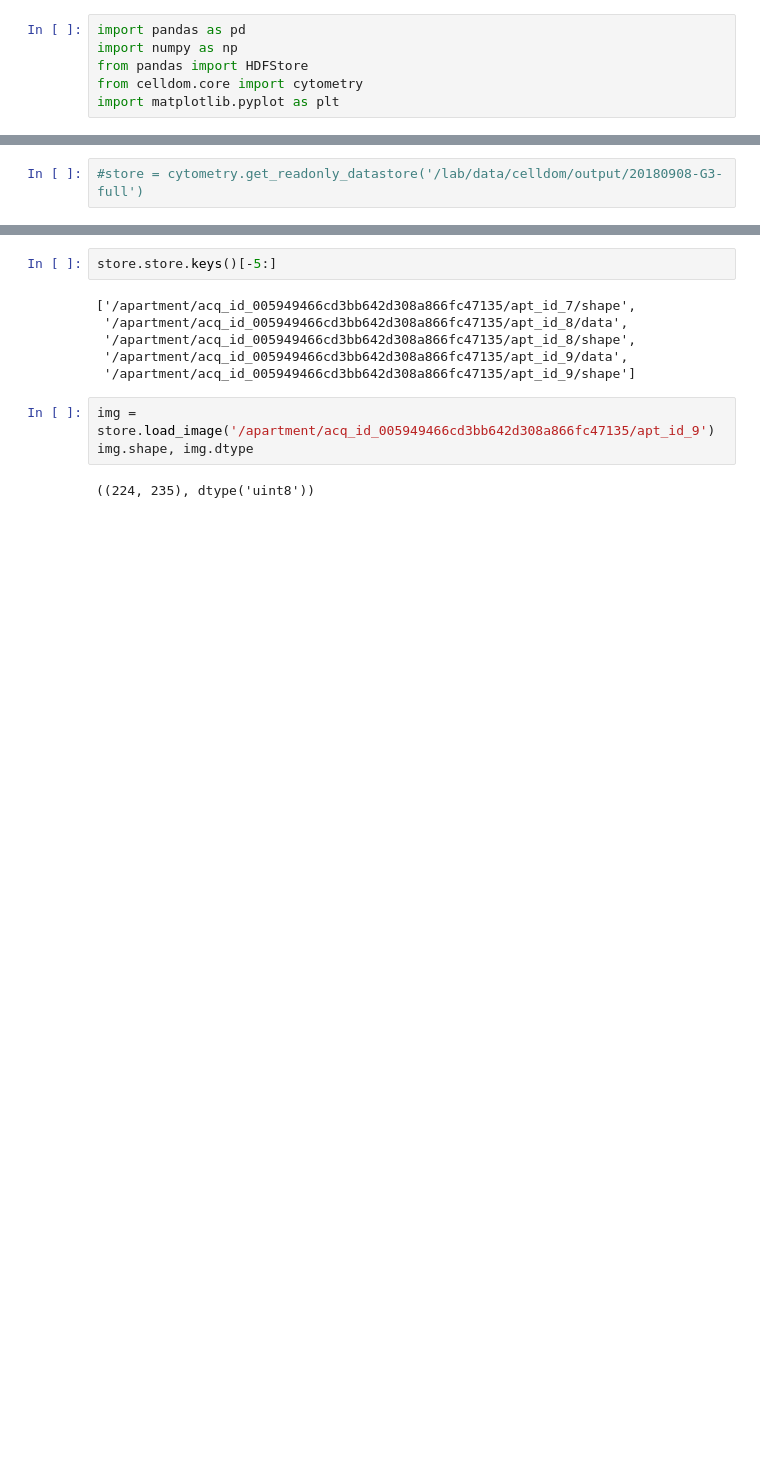
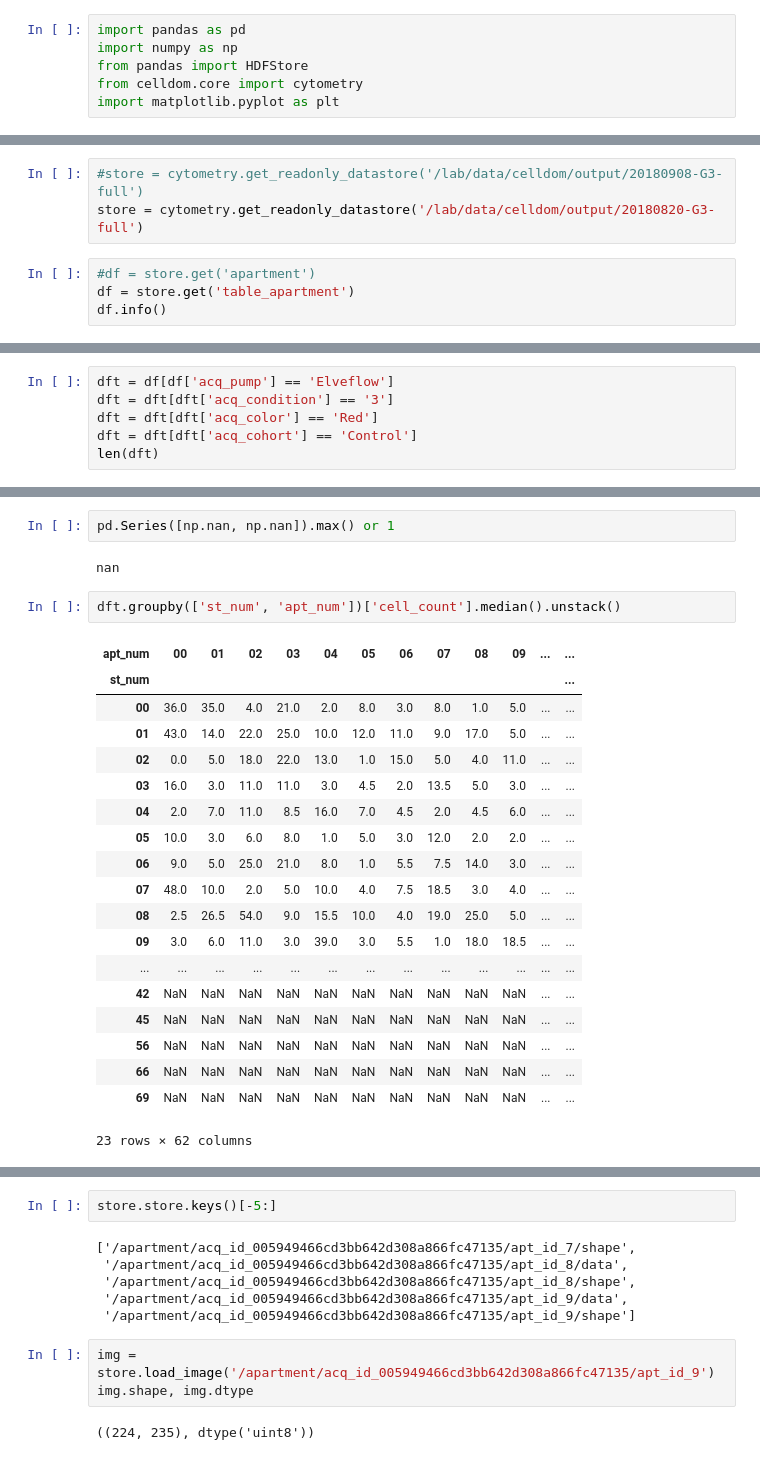
Before and after one commit to hammerlab/SmartCount, a Jupyter notebook: python/notebook/analysis/20180820-G3-full/qa.ipynb, the cells around one changed output, grey strips where cells are left out. Drawn from its saved outputs; the diff is of its cells as text; blank space fills up the shorter version.

```diff
--- a/python/notebook/analysis/20180820-G3-full/qa.ipynb
+++ b/python/notebook/analysis/20180820-G3-full/qa.ipynb
@@ -13,2 +15,7 @@ import matplotlib.pyplot as plt
 # %%
 #store = cytometry.get_readonly_datastore('/lab/data/celldom/output/20180908-G3-full')
+store = cytometry.get_readonly_datastore('/lab/data/celldom/output/20180820-G3-full')
+# %%
+#df = store.get('apartment')
+df = store.get('table_apartment')
+df.info()
@@ -14,0 +40,6 @@ import matplotlib.pyplot as plt
+# %%
+dft = df[df['acq_pump'] == 'Elveflow']
+dft = dft[dft['acq_condition'] == '3']
+dft = dft[dft['acq_color'] == 'Red']
+dft = dft[dft['acq_cohort'] == 'Control']
+len(dft)
@@ -15,2 +76,28 @@ import matplotlib.pyplot as plt
+# %%
+pd.Series([np.nan, np.nan]).max() or 1
+# %% [output]
+nan
+# %%
+dft.groupby(['st_num', 'apt_num'])['cell_count'].median().unstack()
+# %% [output]
+| apt_num | 00 | 01 | 02 | 03 | 04 | 05 | 06 | 07 | 08 | 09 | ... | ... |
+| st_num |  |  |  |  |  |  |  |  |  |  |  | ... |
+| 00 | 36.0 | 35.0 | 4.0 | 21.0 | 2.0 | 8.0 | 3.0 | 8.0 | 1.0 | 5.0 | ... | ... |
+| 01 | 43.0 | 14.0 | 22.0 | 25.0 | 10.0 | 12.0 | 11.0 | 9.0 | 17.0 | 5.0 | ... | ... |
+| 02 | 0.0 | 5.0 | 18.0 | 22.0 | 13.0 | 1.0 | 15.0 | 5.0 | 4.0 | 11.0 | ... | ... |
+| 03 | 16.0 | 3.0 | 11.0 | 11.0 | 3.0 | 4.5 | 2.0 | 13.5 | 5.0 | 3.0 | ... | ... |
+| 04 | 2.0 | 7.0 | 11.0 | 8.5 | 16.0 | 7.0 | 4.5 | 2.0 | 4.5 | 6.0 | ... | ... |
+| 05 | 10.0 | 3.0 | 6.0 | 8.0 | 1.0 | 5.0 | 3.0 | 12.0 | 2.0 | 2.0 | ... | ... |
+| 06 | 9.0 | 5.0 | 25.0 | 21.0 | 8.0 | 1.0 | 5.5 | 7.5 | 14.0 | 3.0 | ... | ... |
+| 07 | 48.0 | 10.0 | 2.0 | 5.0 | 10.0 | 4.0 | 7.5 | 18.5 | 3.0 | 4.0 | ... | ... |
+| 08 | 2.5 | 26.5 | 54.0 | 9.0 | 15.5 | 10.0 | 4.0 | 19.0 | 25.0 | 5.0 | ... | ... |
+| 09 | 3.0 | 6.0 | 11.0 | 3.0 | 39.0 | 3.0 | 5.5 | 1.0 | 18.0 | 18.5 | ... | ... |
+| ... | ... | ... | ... | ... | ... | ... | ... | ... | ... | ... | ... | ... |
+| 42 | NaN | NaN | NaN | NaN | NaN | NaN | NaN | NaN | NaN | NaN | ... | ... |
+| 45 | NaN | NaN | NaN | NaN | NaN | NaN | NaN | NaN | NaN | NaN | ... | ... |
+| 56 | NaN | NaN | NaN | NaN | NaN | NaN | NaN | NaN | NaN | NaN | ... | ... |
+| 66 | NaN | NaN | NaN | NaN | NaN | NaN | NaN | NaN | NaN | NaN | ... | ... |
+| 69 | NaN | NaN | NaN | NaN | NaN | NaN | NaN | NaN | NaN | NaN | ... | ... |
+23 rows × 62 columns
 # %%
 store = cytometry.get_readonly_images('/lab/data/celldom/output/20180908-G3-full')
```
Also changed, not shown: parts of 7 cells of this notebook, 8 other files.
